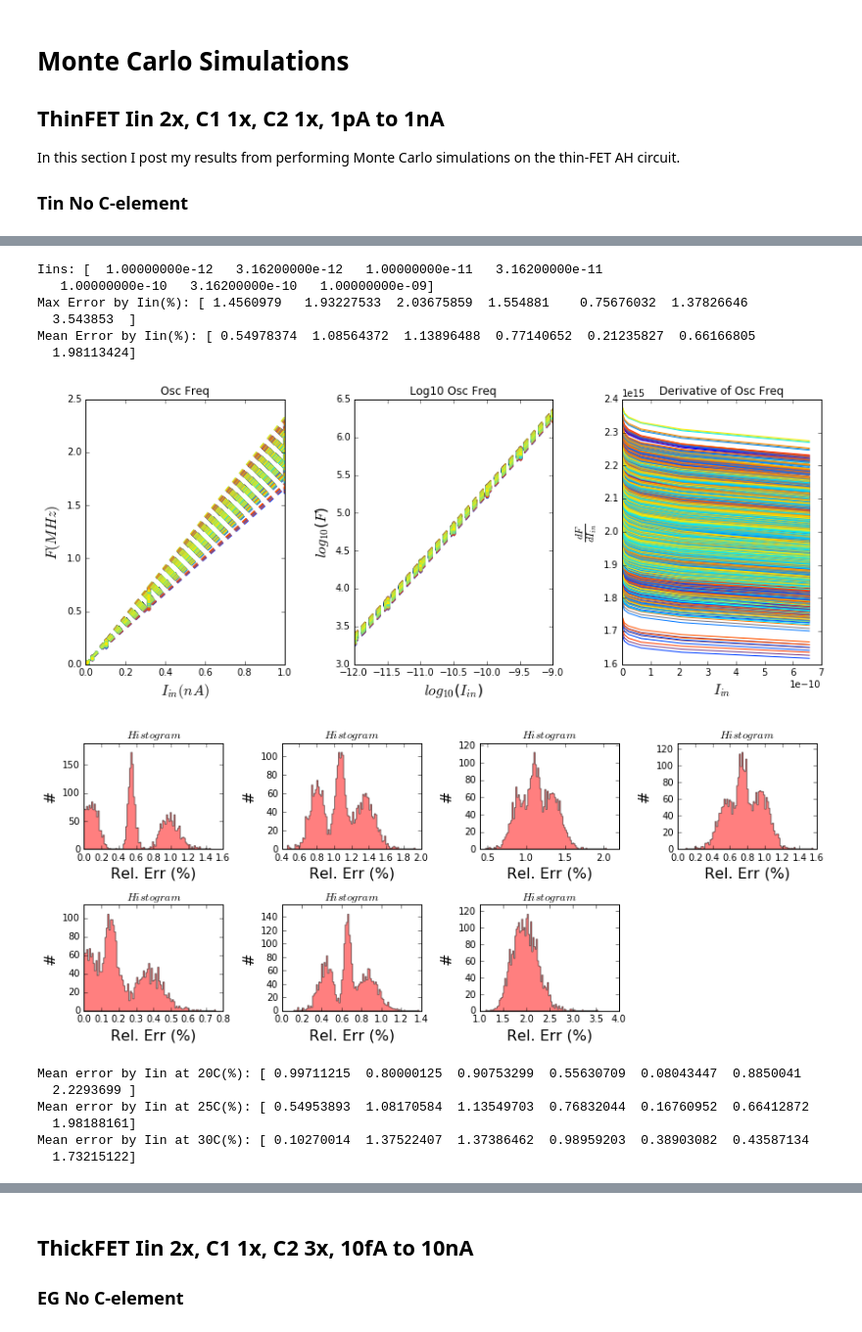
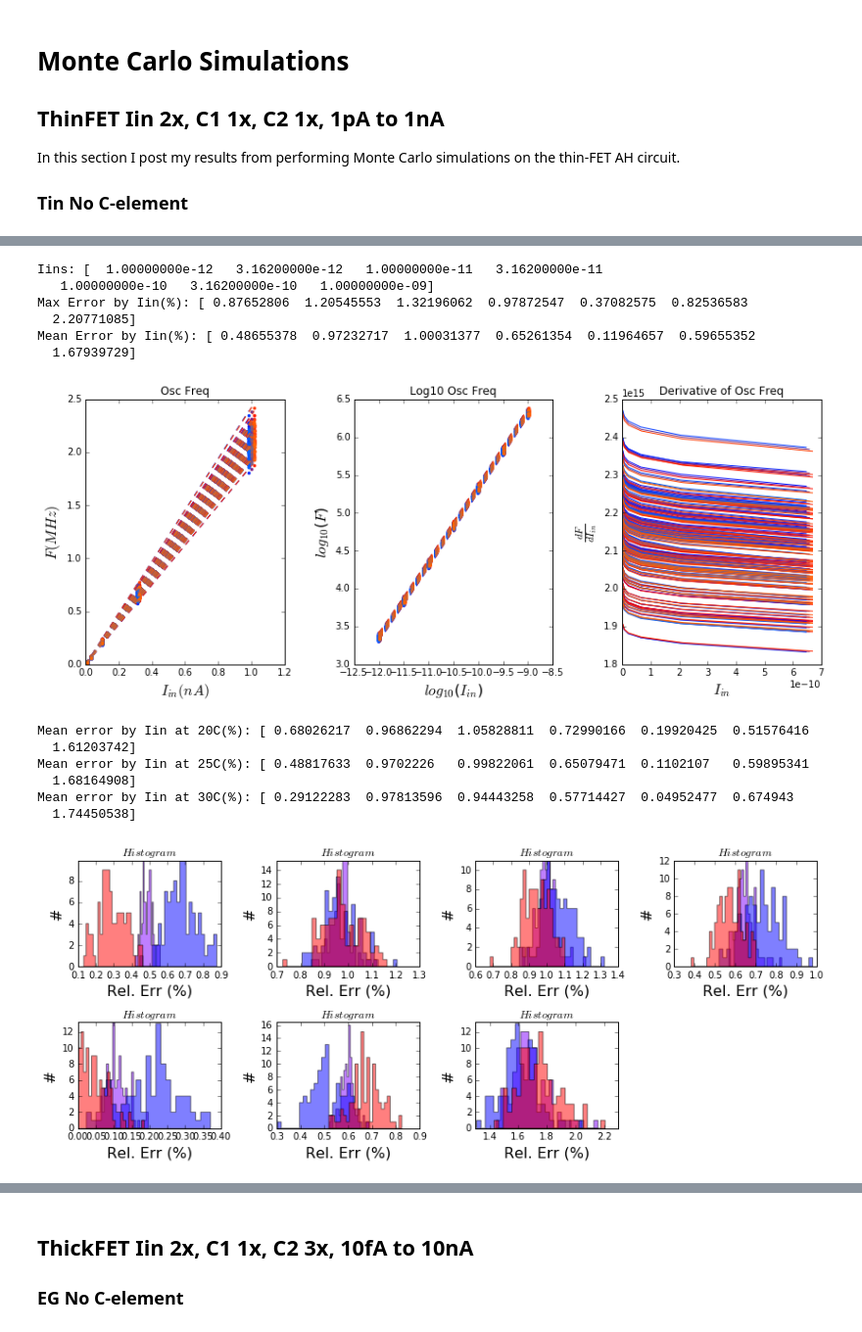
Before and after one commit to twinoza/TwinPyNB, a Jupyter notebook: AxonHillock/AHOsc_FinalAnalysis.ipynb, the cells around one changed output, grey strips where cells are left out. Shown at 98% size. Cells and saved outputs as stored; diff of their text form; code cells hidden in the pictures.

```diff
--- a/AxonHillock/AHOsc_FinalAnalysis.ipynb
+++ b/AxonHillock/AHOsc_FinalAnalysis.ipynb
@@ -446,7 +446,7 @@ def FIFit(paramFileName, dataFileNamePrefix, dataFileNameSuffix, IScaleFactor='n
     #mpld3.display()    # Display the plots in interactive mode
 
 #Perform very similar analysis to the FIFit function, but with Monte-Carlo data
-def FIFitLinMC(filePath, IScaleFactor='nA', FScaleFactor='MHz', cktPlotList=None):
+def FIFitLinMC(filePath, IScaleFactor='nA', FScaleFactor='MHz', cktPlotList=None, PTAT=False):
     MC_df = pd.read_csv(filePath)
     grouped = MC_df.groupby(['Point','temperature'])
     #print grouped.groups
@@ -466,6 +466,8 @@ def FIFitLinMC(filePath, IScaleFactor='nA', FScaleFactor='MHz', cktPlotList=None
         #print('Ckt: {}\tTemp: {}'.format(cktNum, curTemp))
         #print(group.loc[:,['Iin','freqVout']])
         curIins = array(group['Iin'])
+        if PTAT:
+            curIins = curIins*(273.15+curTemp)/298.15
         curFs = array(group['freqVout'])
 
         # Determine Color Value
@@ -506,6 +508,8 @@ def FIFitLinMC(filePath, IScaleFactor='nA', FScaleFactor='MHz', cktPlotList=None
             curCktFs = list()
 
         curIins = array(group['Iin'])
+        if PTAT:
+            curIins = curIins*(273.15+curTemp)/298.15
         curFs = array(group['freqVout'])
 
         if cktNum in flatten([cktPlotList]):
@@ -544,7 +548,7 @@ def FIFitLinMC(filePath, IScaleFactor='nA', FScaleFactor='MHz', cktPlotList=None
 #Perform very similar analysis to the FIFit function, but with Monte-Carlo data
 # Also no longer try to fit the FI curve to a linear fit, but instead fit to a
 # more complex non-linear model.
-def FIFitMC(filePath, IScaleFactor='nA', FScaleFactor='MHz', cktPlotList=None):
+def FIFitMC(filePath, IScaleFactor='nA', FScaleFactor='MHz', cktPlotList=None, PTAT=False):
     MC_df = pd.read_csv(filePath)
     grouped = MC_df.groupby(['Point','temperature'])
     #print grouped.groups
@@ -563,12 +567,14 @@ def FIFitMC(filePath, IScaleFactor='nA', FScaleFactor='MHz', cktPlotList=None):
             allParams[cktNum] = dict()
         #print('Ckt: {}\tTemp: {}'.format(cktNum, curTemp))
         #print(group.loc[:,['Iin','freqVout']])
-        curIins = array(group['Iin'])
-        curFs = array(group['freqVout'])
+        curIins = array(group['Iin'].astype('float32'))
+        if PTAT:
+            curIins = curIins*(273.15+curTemp)/298.15
+        curFs = array(group['freqVout'].astype('float32'))
 
-        curTLs = array(group['TF4R5'])
-        curTEs = array(group['TF5R5'])
-        curTHs = array(group['TF6R5'])
+        curTLs = array(group['TF4R5'].astype('float32'))
+        curTEs = array(group['TF5R5'].astype('float32'))
+        curTHs = array(group['TF6R5'].astype('float32'))
         curTchs, curTdchs = getPeriodLengths(curTLs, curTEs, curTHs)
 
         # Determine Color Value
@@ -617,6 +623,8 @@ def FIFitMC(filePath, IScaleFactor='nA', FScaleFactor='MHz', cktPlotList=None):
             curCktFs = list()
 
         curIins = array(group['Iin'])
+        if PTAT:
+            curIins = curIins*(273.15+curTemp)/298.15
         curFs = array(group['freqVout'])
 
         if cktNum in flatten([cktPlotList]):
@@ -1126,25 +1041,23 @@ Mean Error by Iin(%): [ 0.54879636  1.08542411  1.10985117  0.73242371  0.206924
 # %%
-genIREs_tin, errByTemp_tin = FIFitMC(folderPath+'/MCData/AH_MC_Simp_C1_1x_C2_1x_Iin2x_CEl_SepPeriods.csv',
-        IScaleFactor='nA', FScaleFactor='MHz', cktPlotList=None)
+genIREs_tin_PTAT_100, errByTemp_tin_PTAT_100 = FIFitMC(folderPath+'MCData/AH_MC_Simp_C1_1x_C2_1x_Iin2x_PTAT_100Ckts.csv',
+        IScaleFactor='nA', FScaleFactor='MHz', cktPlotList=None, PTAT=True)
 show()
-plotErrDist(genIREs_tin, numBins=100)
-show()
-print "Mean error by Iin at 20C(%):", mean(errByTemp_tin[20], axis=0)*100
-print "Mean error by Iin at 25C(%):", mean(errByTemp_tin[25], axis=0)*100
-print "Mean error by Iin at 30C(%):", mean(errByTemp_tin[30], axis=0)*100
-plotErrDistByTemp(errByTemp_tin, numBins=100)
+print "Mean error by Iin at 20C(%):", mean(errByTemp_tin_PTAT_100[20], axis=0)*100
+print "Mean error by Iin at 25C(%):", mean(errByTemp_tin_PTAT_100[25], axis=0)*100
+print "Mean error by Iin at 30C(%):", mean(errByTemp_tin_PTAT_100[30], axis=0)*100
+plotErrDistByTemp(errByTemp_tin_PTAT_100, numBins=25)
 # %% [output]
 Iins: [  1.00000000e-12   3.16200000e-12   1.00000000e-11   3.16200000e-11
    1.00000000e-10   3.16200000e-10   1.00000000e-09]
-Max Error by Iin(%): [ 1.4560979   1.93227533  2.03675859  1.554881    0.75676032  1.37826646
-  3.543853  ]
-Mean Error by Iin(%): [ 0.54978374  1.08564372  1.13896488  0.77140652  0.21235827  0.66166805
-  1.98113424]
+Max Error by Iin(%): [ 0.87652806  1.20545553  1.32196062  0.97872547  0.37082575  0.82536583
+  2.20771085]
+Mean Error by Iin(%): [ 0.48655378  0.97232717  1.00031377  0.65261354  0.11964657  0.59655352
+  1.67939729]
-[figure, old version]
+[figure, new version]
+Mean error by Iin at 20C(%): [ 0.68026217  0.96862294  1.05828811  0.72990166  0.19920425  0.51576416
+  1.61203742]
+Mean error by Iin at 25C(%): [ 0.48817633  0.9702226   0.99822061  0.65079471  0.1102107   0.59895341
+  1.68164908]
+Mean error by Iin at 30C(%): [ 0.29122283  0.97813596  0.94443258  0.57714427  0.04952477  0.674943
+  1.74450538]
-[figure, old version]
+[figure, new version]
-Mean error by Iin at 20C(%): [ 0.99711215  0.80000125  0.90753299  0.55630709  0.08043447  0.8850041
-  2.2293699 ]
-Mean error by Iin at 25C(%): [ 0.54953893  1.08170584  1.13549703  0.76832044  0.16760952  0.66412872
-  1.98188161]
-Mean error by Iin at 30C(%): [ 0.10270014  1.37522407  1.37386462  0.98959203  0.38903082  0.43587134
-  1.73215122]
```
Also changed, not shown: parts of 29 cells of this notebook.
